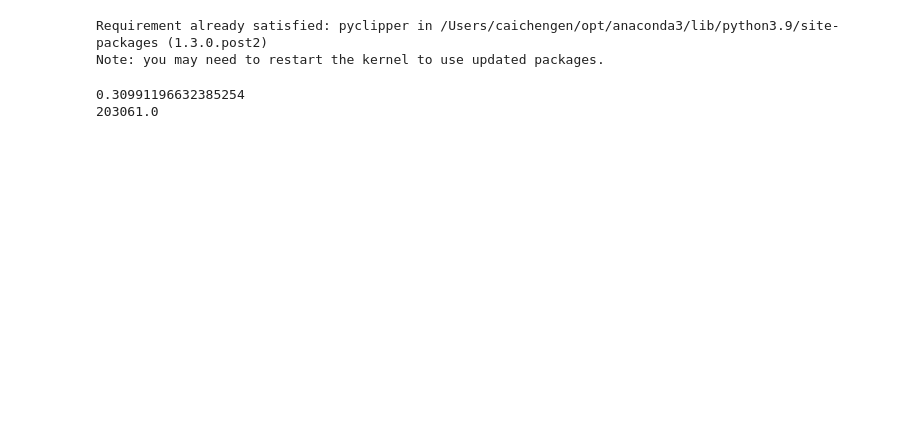
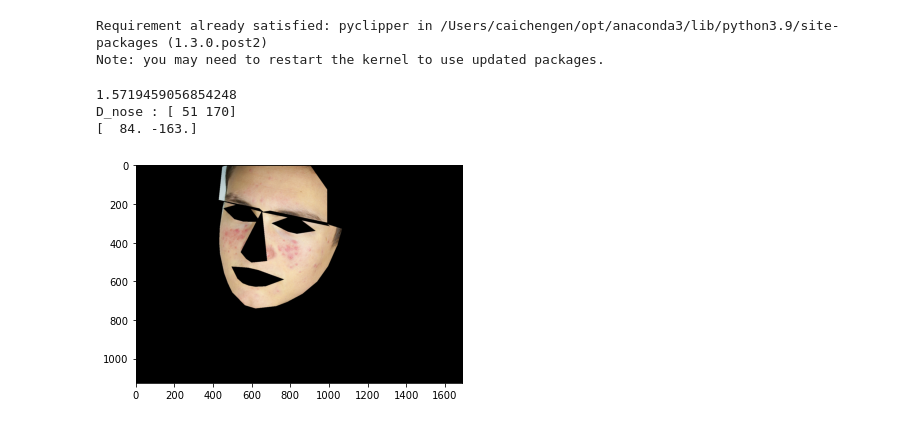
Before and after one commit to mmry310531/FinalCV, a Jupyter notebook: FaceDetection.ipynb, the cells around one changed output. Cells and saved outputs as stored; diff of their text form; code cells hidden in the pictures; blank space fills up the shorter version.

Commit message:
add precise forehead

```diff
--- a/FaceDetection.ipynb
+++ b/FaceDetection.ipynb
@@ -21,7 +22,7 @@ import time
 # %%
 # to detect face feature
 import dlib
-predictor_model = 'shape_predictor_81_face_landmarks.dat'
+predictor_model = 'shape_predictor_68_face_landmarks.dat'
 detector = dlib.get_frontal_face_detector()# dlib人脸检测器
 predictor = dlib.shape_predictor(predictor_model)
 # %%
@@ -137,7 +172,6 @@ def GetSkinMask(img):
 # %%
 def get_landmarks(Gimg):
 
-    predictor_model = 'shape_predictor_81_face_landmarks.dat'
     detector = dlib.get_frontal_face_detector()
 
     StartTime = time.time() # start time
@@ -195,6 +229,11 @@ def get_image_hull_mask(img, image_landmarks, ie_polys=None):
 #     if image_landmarks.shape[0] != 68:
 #         raise Exception(
 #             'get_image_hull_mask works only with 68 landmarks')
+
+
+
+
+
     int_lmrks = np.array(image_landmarks, dtype=np.int)
 
     #hull_mask = np.zeros(image_shape[0:2]+(1,), dtype=np.float32)
@@ -234,8 +273,8 @@ def get_image_hull_mask(img, image_landmarks, ie_polys=None):
                         int_lmrks[31:36],
                         int_lmrks[8:9]
                         ))), (255,255, 255))
-    cv2.fillConvexPoly(hull_mask, cv2.convexHull(
-                        int_lmrks[68:81]), (255,255, 255))
+#     cv2.fillConvexPoly(hull_mask, cv2.convexHull(
+#                         int_lmrks[68:81]), (255,255, 255))
 
     nose = proportional_zoom_contour(int_lmrks[27:36], 1.2)
     l_eyes = proportional_zoom_contour(int_lmrks[36:42], 1.8)
@@ -270,6 +309,10 @@ def get_image_hull_mask(img, image_landmarks, ie_polys=None):
     cv2.fillConvexPoly(
         hull_mask, cv2.convexHull(r_brow), (0,0, 0))
 
+    forehead = getForeHead(image_landmarks)
+    cv2.fillConvexPoly(
+        hull_mask, cv2.convexHull(forehead), (255,255,255))
+
 
     return hull_mask
 # %% [output]
@@ -279,38 +322,42 @@ Note: you may need to restart the kernel to use updated packages.
 if __name__ == "__main__":
 
     #Read Image
-    Origin_img = cv2.imread('data/t6.jpg')
-    Origin_img = imutils.resize(Origin_img, width=600)
+    Origin_img = cv2.imread('data/t10.jpg')
+#     Origin_img = imutils.resize(Origin_img, width=600)
     img = Origin_img.copy()
 
     img,Gimg = img2Gray(img)
 
 #     # Method 1 to get face (Skin Detection and Face Detection(Harr))
 #     skinMask = GetSkinMask(img)
 #     faceMask = GetFaceMask(img)
 #     # combine two mask
 #     Face_Skin_Mask = cv2.bitwise_and(skinMask, faceMask)
 #     img = cv2.bitwise_and(Face_Skin_Mask, img)
 #     # can't cut out only face in result
 
     # Method 2 to get face (Use Dlib)
     SkinMask = GetSkinMask(img)
     face, landmarks = get_landmarks(Gimg)
     faceMask = get_image_hull_mask(img, landmarks)
     img = cv2.bitwise_and(faceMask, img)
-    cv2.imwrite("faceMask.jpg", faceMask)
+    cv2.imwrite("faceMask.jpg", img)
+    showImage(img)
 #     img = cv2.bitwise_and(SkinMask, img)
     # not a good method, which cost 1.55 sec
 
 
 #     img = cv2.imread('./data/acne.jpg')
     ad = Acne_Dector(img)
-    ad.run(method =1, debug=True)
+    ad.run(method =1, debug=False)
     img = cv2.inpaint(Origin_img, ad.mask, 3, cv2.INPAINT_TELEA)
+
     cv2.imwrite("Result_acne_face.jpg", img)
     cv2.imwrite("Mask2.jpg", ad.mask)
 # %% [output]
-0.30991196632385254
-203061.0
+1.5719459056854248
+D_nose : [ 51 170]
+[  84. -163.]
+[figure, added]
 # %%
 showImage(Gimg)
```
Also changed, not shown: parts of 8 cells of this notebook, 3 other files.
